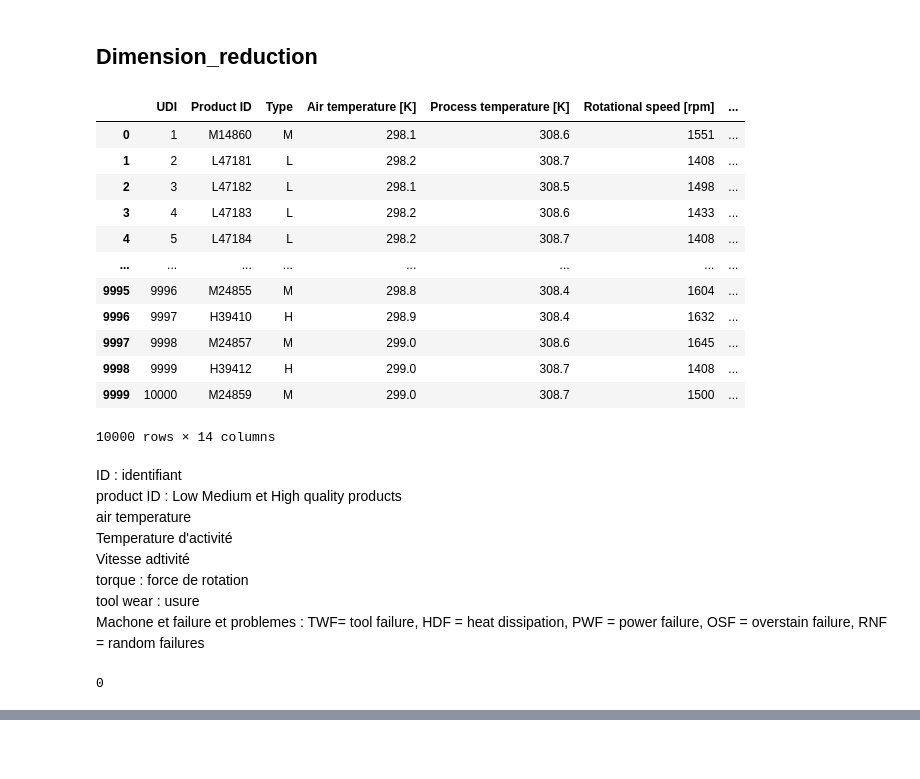
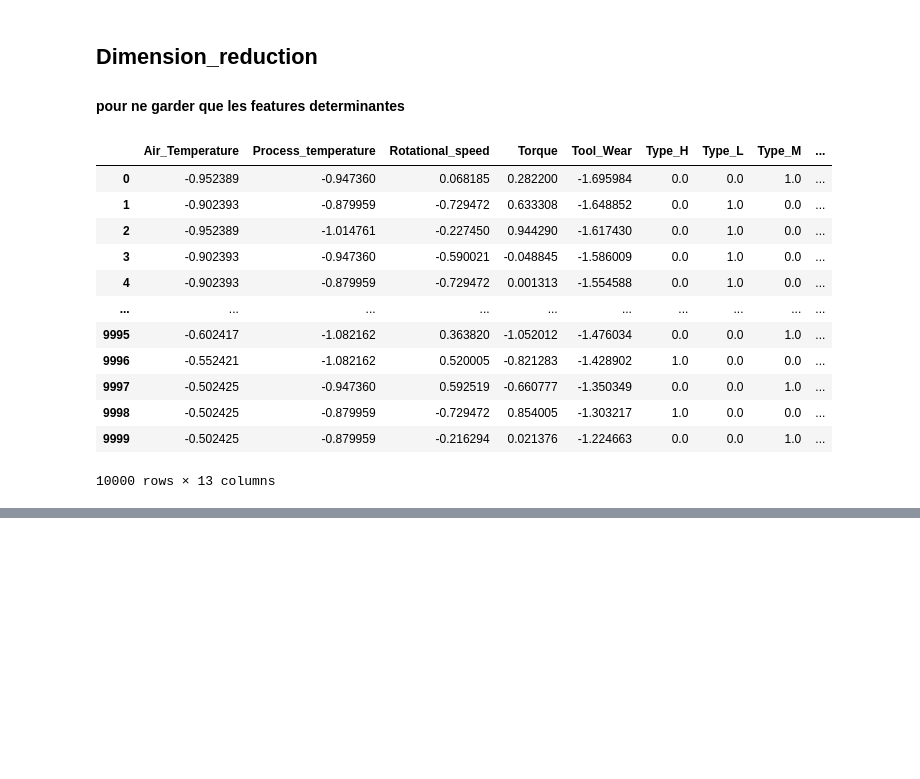
Before and after one commit to Konarovic/Maintenance, a Jupyter notebook: notebook/2_Dim_reduction.ipynb, the cells around one changed output, grey strips where cells are left out. Saved outputs shown, nothing was run; the diff lists cells and outputs as text; code cells hidden in the pictures; blank space fills up the shorter version.

```diff
--- a/notebook/2_Dim_reduction.ipynb
+++ b/notebook/2_Dim_reduction.ipynb
@@ -27,38 +27,24 @@ from sklearn.dummy import DummyClassifier
 from sklearn.linear_model import LogisticRegressionCV
 from sklearn.utils import class_weight
 from sklearn.utils.class_weight import compute_class_weight
-# %% [markdown]
-## Dimension_reduction
+# %% [markdown]
+## Dimension_reduction
+#### pour ne garder que les features determinantes
 # %%
 
-df = pd.read_csv(os.path.join(config.DATA_DIR, 'maintenance_data_clean.csv'))
+df = pd.read_csv(os.path.join(config.DATA_DIR, 'maintenance_data_clean.csv'), index_col = 'Unnamed: 0')
 df
 # %% [output]
-|  | UDI | Product ID | Type | Air temperature [K] | Process temperature [K] | Rotational speed [rpm] | ... |
-| 0 | 1 | M14860 | M | 298.1 | 308.6 | 1551 | ... |
-| 1 | 2 | L47181 | L | 298.2 | 308.7 | 1408 | ... |
-| 2 | 3 | L47182 | L | 298.1 | 308.5 | 1498 | ... |
-| 3 | 4 | L47183 | L | 298.2 | 308.6 | 1433 | ... |
-| 4 | 5 | L47184 | L | 298.2 | 308.7 | 1408 | ... |
-| ... | ... | ... | ... | ... | ... | ... | ... |
-| 9995 | 9996 | M24855 | M | 298.8 | 308.4 | 1604 | ... |
-| 9996 | 9997 | H39410 | H | 298.9 | 308.4 | 1632 | ... |
-| 9997 | 9998 | M24857 | M | 299.0 | 308.6 | 1645 | ... |
-| 9998 | 9999 | H39412 | H | 299.0 | 308.7 | 1408 | ... |
-| 9999 | 10000 | M24859 | M | 299.0 | 308.7 | 1500 | ... |
+|  | Air_Temperature | Process_temperature | Rotational_speed | Torque | Tool_Wear | Type_H | Type_L | Type_M | ... |
+| 0 | -0.952389 | -0.947360 | 0.068185 | 0.282200 | -1.695984 | 0.0 | 0.0 | 1.0 | ... |
+| 1 | -0.902393 | -0.879959 | -0.729472 | 0.633308 | -1.648852 | 0.0 | 1.0 | 0.0 | ... |
+| 2 | -0.952389 | -1.014761 | -0.227450 | 0.944290 | -1.617430 | 0.0 | 1.0 | 0.0 | ... |
+| 3 | -0.902393 | -0.947360 | -0.590021 | -0.048845 | -1.586009 | 0.0 | 1.0 | 0.0 | ... |
+| 4 | -0.902393 | -0.879959 | -0.729472 | 0.001313 | -1.554588 | 0.0 | 1.0 | 0.0 | ... |
+| ... | ... | ... | ... | ... | ... | ... | ... | ... | ... |
+| 9995 | -0.602417 | -1.082162 | 0.363820 | -1.052012 | -1.476034 | 0.0 | 0.0 | 1.0 | ... |
+| 9996 | -0.552421 | -1.082162 | 0.520005 | -0.821283 | -1.428902 | 1.0 | 0.0 | 0.0 | ... |
+| 9997 | -0.502425 | -0.947360 | 0.592519 | -0.660777 | -1.350349 | 0.0 | 0.0 | 1.0 | ... |
+| 9998 | -0.502425 | -0.879959 | -0.729472 | 0.854005 | -1.303217 | 1.0 | 0.0 | 0.0 | ... |
+| 9999 | -0.502425 | -0.879959 | -0.216294 | 0.021376 | -1.224663 | 0.0 | 0.0 | 1.0 | ... |
-10000 rows × 14 columns
+10000 rows × 13 columns
-# %% [markdown]
-ID : identifiant
-product ID : Low Medium et High quality products
-air temperature
-Temperature d'activité
-Vitesse adtivité
-torque : force de rotation
-tool wear : usure
-Machone et failure et problemes : TWF= tool failure, HDF = heat dissipation, PWF = power failure, OSF = overstain failure, RNF = random failures
-# %%
-#check duplicates
-df_duplicates = df.duplicated().sum()
-df_duplicates
-# %% [output]
-0
```
Also changed, not shown: parts of 47 cells of this notebook.
